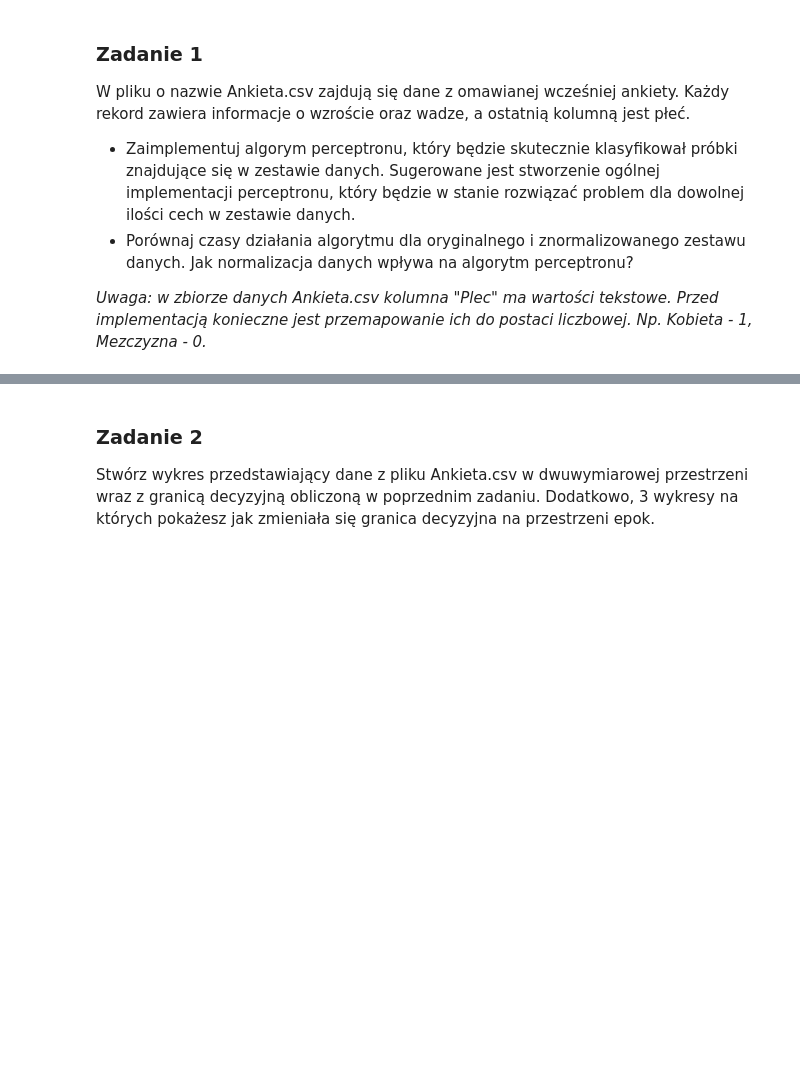
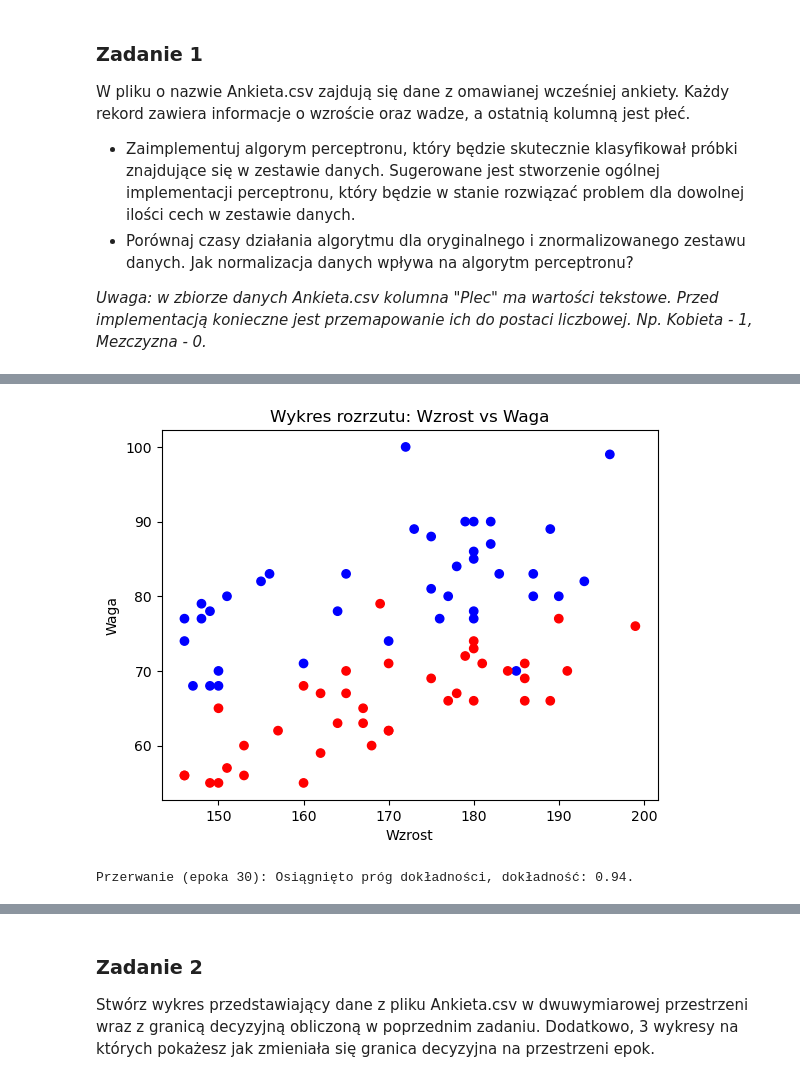
Before and after one commit to kamazur2002/pk_machine_learning, a Jupyter notebook: perceptron/160803_Kamila_Zur_Perceptron.ipynb, the cells around one changed output, grey strips where cells are left out. Saved outputs shown, nothing was run; the diff lists cells and outputs as text; code cells hidden in the pictures; blank space fills up the shorter version.

```diff
--- a/perceptron/160803_Kamila_Zur_Perceptron.ipynb
+++ b/perceptron/160803_Kamila_Zur_Perceptron.ipynb
@@ -210,0 +214,4 @@ _Uwaga: w zbiorze danych Ankieta.csv kolumna "Plec" ma wartości tekstowe. Przed
+# %%
+data = pd.read_csv('Ankieta.csv')
+data['plec'] = data['plec'].map({'Kobieta': 1, 'Mezczyzna': 0})
+data.head()
@@ -210,0 +225,8 @@ _Uwaga: w zbiorze danych Ankieta.csv kolumna "Plec" ma wartości tekstowe. Przed
+# %%
+plt.scatter(data['wzrost'], data['waga'], c=data['plec'], cmap='bwr')
+plt.xlabel('Wzrost')
+plt.ylabel('Waga')
+plt.title('Wykres rozrzutu: Wzrost vs Waga')
+plt.show()
+# %% [output]
+[figure, added]
@@ -210,0 +294,4 @@ _Uwaga: w zbiorze danych Ankieta.csv kolumna "Plec" ma wartości tekstowe. Przed
+# %%
+score, weights_epochs = train_perceptron(data, epochs=3000, learning_rate=0.4, score_threshold=0.92, improvement_threshold=0)
+# %% [output]
+Przerwanie (epoka 30): Osiągnięto próg dokładności, dokładność: 0.94.
```
Also changed, not shown: parts of 36 cells of this notebook, 1 other file.
